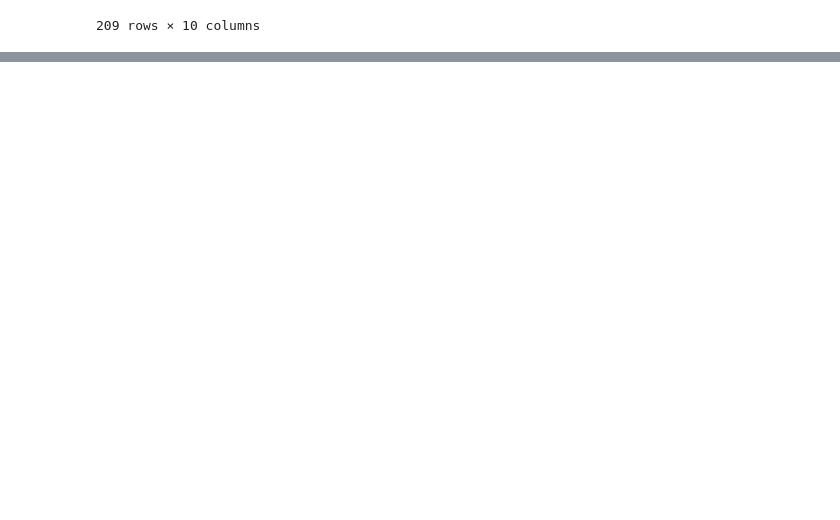
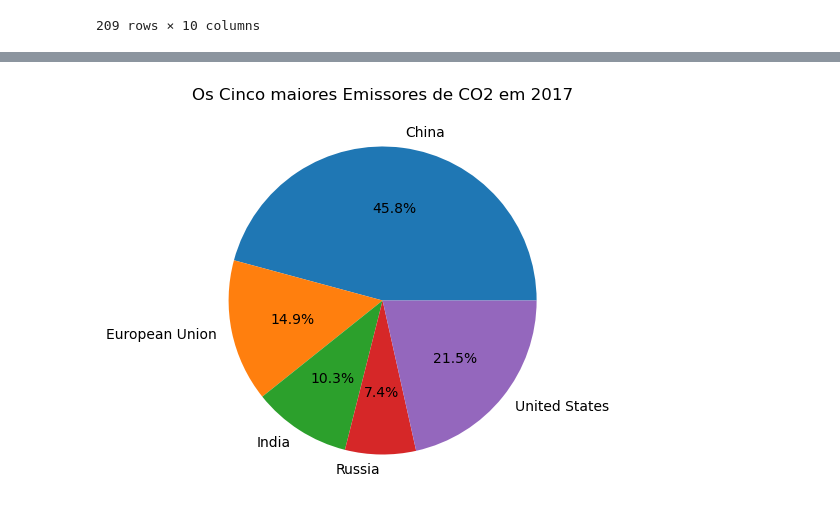
Before and after one commit to henriquecarvalho-maker/Emiss-o-de-Carbono-por-Pais, a Jupyter notebook: analise_carbono_pais.ipynb, the cells around one changed output, grey strips where cells are left out. Cells and saved outputs as stored; diff of their text form; code cells hidden in the pictures; blank space fills up the shorter version.

```diff
--- a/analise_carbono_pais.ipynb
+++ b/analise_carbono_pais.ipynb
@@ -121,0 +132,9 @@ Text(0.5, 1.0, '\n Emissão de Carbono Por País em 2017 (Mt CO2)\n')
+# %%
+label = 'China', 'European Union', 'India', 'Russia', 'United States'
+sizes = [10877.218, 3548.345, 2454.774, 1764.866, 5107.393]
+
+fig, ax = plt.subplots()
+ax.pie(sizes, labels=label, autopct='%1.1f%%')
+ax.set_title('\Os Cinco maiores Emissores de CO2 em 2017');
+# %% [output]
+[figure, added]
```
Also changed, not shown: parts of 4 cells of this notebook.
